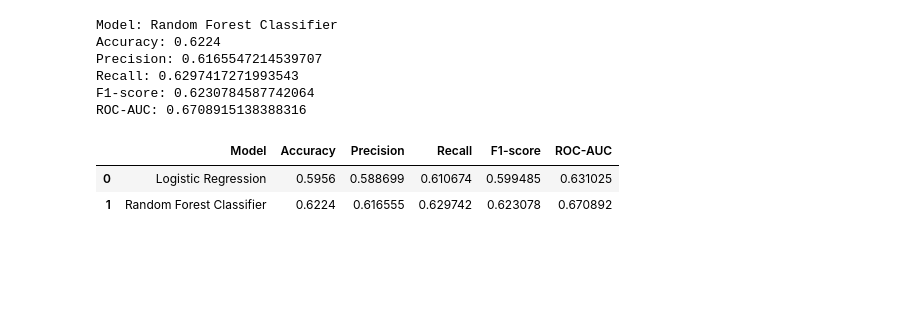
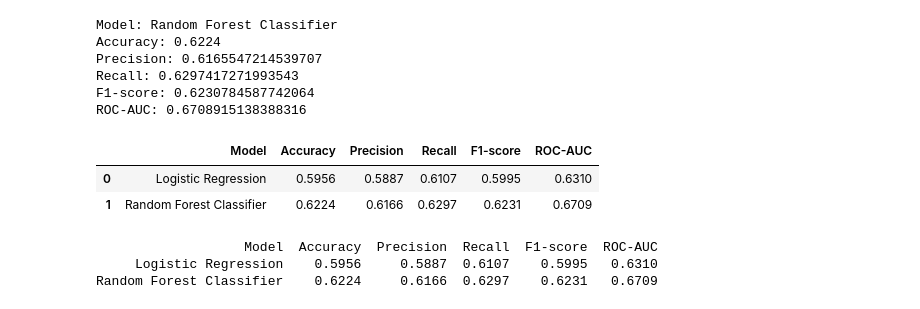
Before and after one commit to joer2040/final, a Jupyter notebook: final.ipynb, the cells around one changed output. Drawn from its saved outputs; the diff is of its cells as text; code cells hidden in the pictures; blank space fills up the shorter version.

```diff
--- a/final.ipynb
+++ b/final.ipynb
@@ -371,30 +371,36 @@ ROC-AUC: 0.6708915138388316
 # %%
 model_comparison = pd.DataFrame({
     "Model": ["Logistic Regression", "Random Forest Classifier"],
     "Accuracy": [
         accuracy_score(y_test, y_pred_lr),
         accuracy_score(y_test, y_pred_rf)
     ],
     "Precision": [
         precision_score(y_test, y_pred_lr),
         precision_score(y_test, y_pred_rf)
     ],
     "Recall": [
         recall_score(y_test, y_pred_lr),
         recall_score(y_test, y_pred_rf)
     ],
     "F1-score": [
         f1_score(y_test, y_pred_lr),
         f1_score(y_test, y_pred_rf)
     ],
     "ROC-AUC": [
         roc_auc_score(y_test, y_proba_lr),
         roc_auc_score(y_test, y_proba_rf)
     ]
 })
 
-model_comparison
+model_comparison.round(4)
 # %% [output]
 |  | Model | Accuracy | Precision | Recall | F1-score | ROC-AUC |
-| 0 | Logistic Regression | 0.5956 | 0.588699 | 0.610674 | 0.599485 | 0.631025 |
-| 1 | Random Forest Classifier | 0.6224 | 0.616555 | 0.629742 | 0.623078 | 0.670892 |
+| 0 | Logistic Regression | 0.5956 | 0.5887 | 0.6107 | 0.5995 | 0.6310 |
+| 1 | Random Forest Classifier | 0.6224 | 0.6166 | 0.6297 | 0.6231 | 0.6709 |
+# %%
+print(model_comparison.round(4).to_string(index=False))
+# %% [output]
+                   Model  Accuracy  Precision  Recall  F1-score  ROC-AUC
+     Logistic Regression    0.5956     0.5887  0.6107    0.5995   0.6310
+Random Forest Classifier    0.6224     0.6166  0.6297    0.6231   0.6709
```
Also changed, not shown: parts of 1 cell of this notebook.
